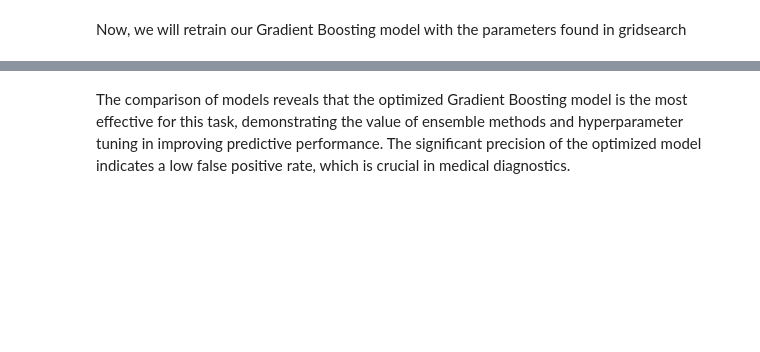
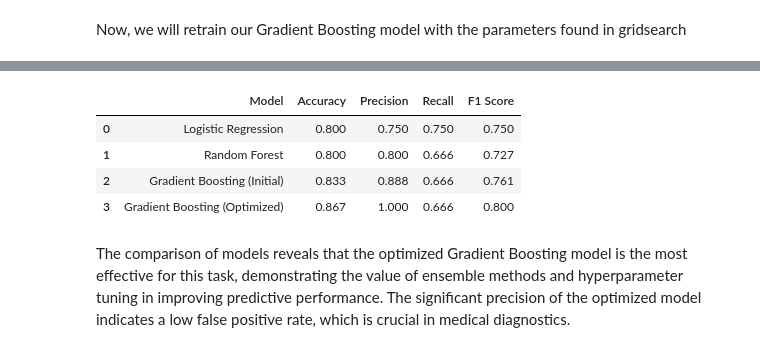
Before and after one commit to COGS108/Group141_WI24, a Jupyter notebook: FinalProject_Group141_WI24.ipynb, the cells around one changed output, grey strips where cells are left out. Cells and saved outputs as stored; diff of their text form; code cells hidden in the pictures; blank space fills up the shorter version.

```diff
--- a/FinalProject_Group141_WI24.ipynb
+++ b/FinalProject_Group141_WI24.ipynb
@@ -730,17 +760,20 @@ print(f"Optimized Gradient Boosting - Accuracy: {optimized_accuracy}, Precision:
 # %%
 results = {
     'Model': ['Logistic Regression', 'Random Forest', 'Gradient Boosting (Initial)', 'Gradient Boosting (Optimized)'],
     'Accuracy': [0.800, 0.800, 0.833, 0.867],
     'Precision': [0.750, 0.800, 0.888, 1.0],
     'Recall': [0.750, 0.666, 0.666, 0.666],
     'F1 Score': [0.750, 0.727, 0.761, 0.8]
 }
 
-# Convert dictionary to DataFrame
 results_df = pd.DataFrame(results)
-
-# Display the DataFrame
-print(results_df)
+results_df
+# %% [output]
+|  | Model | Accuracy | Precision | Recall | F1 Score |
+| 0 | Logistic Regression | 0.800 | 0.750 | 0.750 | 0.750 |
+| 1 | Random Forest | 0.800 | 0.800 | 0.666 | 0.727 |
+| 2 | Gradient Boosting (Initial) | 0.833 | 0.888 | 0.666 | 0.761 |
+| 3 | Gradient Boosting (Optimized) | 0.867 | 1.000 | 0.666 | 0.800 |
 # %% [markdown]
 The comparison of models reveals that the optimized Gradient Boosting model is the most effective for this task, demonstrating the value of ensemble methods and hyperparameter tuning in improving predictive performance. The significant precision of the optimized model indicates a low false positive rate, which is crucial in medical diagnostics.
 # %%
```
Also changed, not shown: parts of 27 cells of this notebook.
